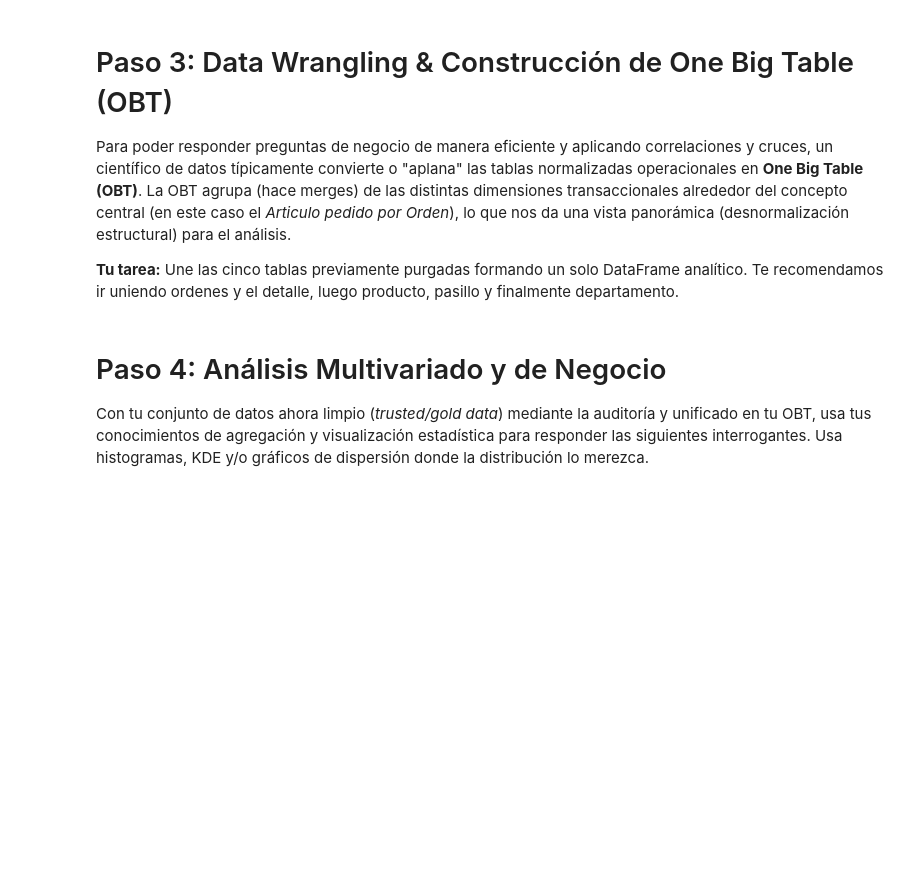
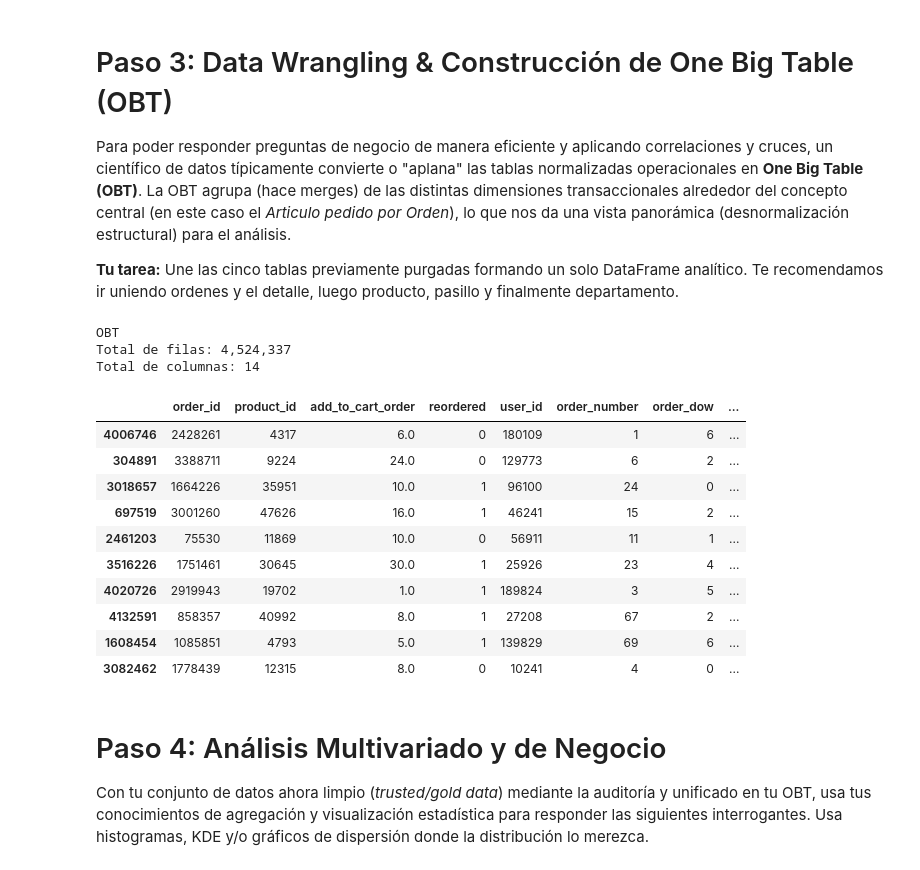
Before and after one commit to osbonilla/ds-week-2, a Jupyter notebook: taller_3_nombre_apellido.ipynb, the cells around one changed output. Saved outputs shown, nothing was run; the diff lists cells and outputs as text; code cells hidden in the pictures; blank space fills up the shorter version.

```diff
--- a/taller_3_nombre_apellido.ipynb
+++ b/taller_3_nombre_apellido.ipynb
@@ -358,6 +400,37 @@ Decide y justifica la estrategia que usaste para estos casos (eliminar, mantener
 Para poder responder preguntas de negocio de manera eficiente y aplicando correlaciones y cruces, un científico de datos típicamente convierte o "aplana" las tablas normalizadas operacionales en **One Big Table (OBT)**. La OBT agrupa (hace merges) de las distintas dimensiones transaccionales alrededor del concepto central (en este caso el *Articulo pedido por Orden*), lo que nos da una vista panorámica (desnormalización estructural) para el análisis.
 
 **Tu tarea:** Une las cinco tablas previamente purgadas formando un solo DataFrame analítico. Te recomendamos ir uniendo ordenes y el detalle, luego producto, pasillo y finalmente departamento.
+# %%
+obt = (
+    order_products
+    .merge(orders, on='order_id', how='inner')
+    .merge(products, on='product_id', how='inner')
+    .merge(aisles, on='aisle_id', how='inner')
+    .merge(departments, on='department_id', how='inner')
+)
+
+print("OBT")
+print(f"Total de filas: {obt.shape[0]:,}")
+print(f"Total de columnas: {obt.shape[1]}")
+# %% [output]
+OBT
+Total de filas: 4,524,337
+Total de columnas: 14
+# %%
+# visualizar una muestra de la OBT
+obt.sample(10, random_state=42)
+# %% [output]
+|  | order_id | product_id | add_to_cart_order | reordered | user_id | order_number | order_dow | ... |
+| 4006746 | 2428261 | 4317 | 6.0 | 0 | 180109 | 1 | 6 | ... |
+| 304891 | 3388711 | 9224 | 24.0 | 0 | 129773 | 6 | 2 | ... |
+| 3018657 | 1664226 | 35951 | 10.0 | 1 | 96100 | 24 | 0 | ... |
+| 697519 | 3001260 | 47626 | 16.0 | 1 | 46241 | 15 | 2 | ... |
+| 2461203 | 75530 | 11869 | 10.0 | 0 | 56911 | 11 | 1 | ... |
+| 3516226 | 1751461 | 30645 | 30.0 | 1 | 25926 | 23 | 4 | ... |
+| 4020726 | 2919943 | 19702 | 1.0 | 1 | 189824 | 3 | 5 | ... |
+| 4132591 | 858357 | 40992 | 8.0 | 1 | 27208 | 67 | 2 | ... |
+| 1608454 | 1085851 | 4793 | 5.0 | 1 | 139829 | 69 | 6 | ... |
+| 3082462 | 1778439 | 12315 | 8.0 | 0 | 10241 | 4 | 0 | ... |
 # %% [markdown]
 # Paso 4: Análisis Multivariado y de Negocio
 
```
Also changed, not shown: parts of 3 cells of this notebook.
